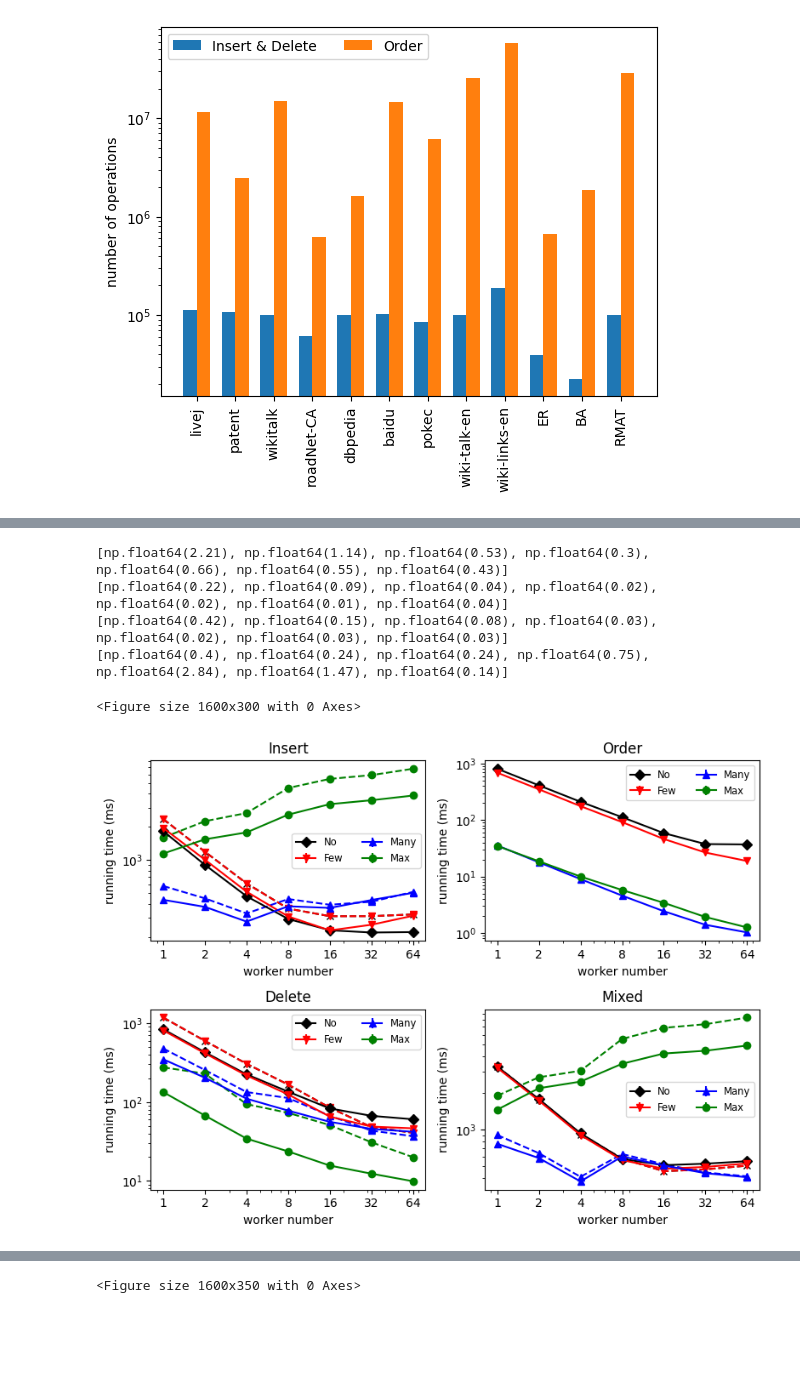
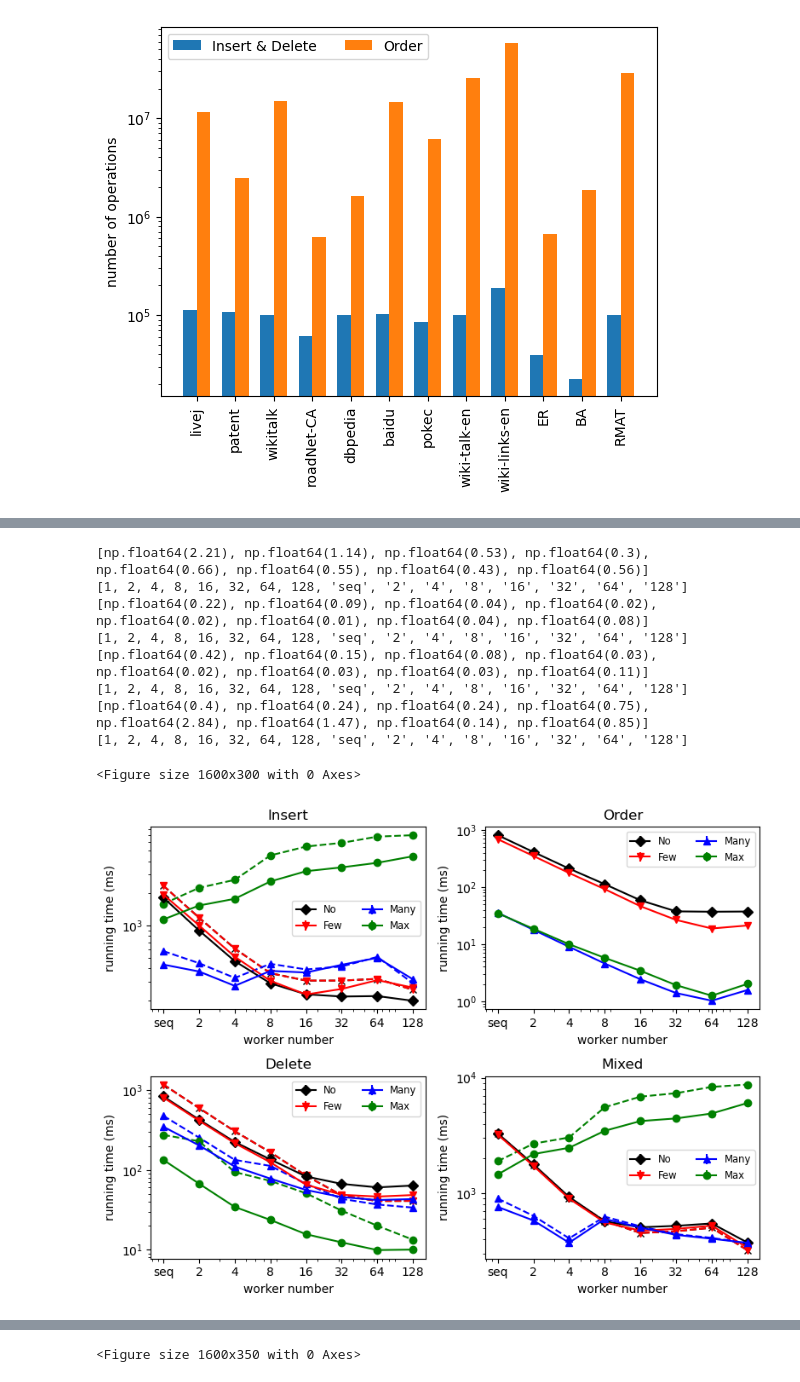
Before and after one commit to Itisben/Parallel-OM, a Jupyter notebook: experiment/convert/om-csv2figure.ipynb, the cells around one changed output, grey strips where cells are left out. Saved outputs shown, nothing was run; the diff lists cells and outputs as text; code cells hidden in the pictures; blank space fills up the shorter version.

```diff
--- a/experiment/convert/om-csv2figure.ipynb
+++ b/experiment/convert/om-csv2figure.ipynb
@@ -130,7 +149,7 @@ draw_running_time_bar(True, "om-core-maint.pdf", "I")
 files = [
     "results-om-7-22-2022.csv" #repeated random data
 ]
-worker = [1, 2, 4, 8, 16, 32, 64]
+worker = [1, 2, 4, 8, 16, 32, 64, 128]
 method = ["Itime", "Otime", "Dtime", "Mtime"]
 methodtitle = ["Insert", "Order", "Delete", "Mixed"]
 case0 = "No"; case1="Few"; case2="Many"; case3="Max"
@@ -242,10 +261,13 @@ global data; data=[]; read_data(); draw_time()
 # %%
+### add the base line for the Journal JPDS
 #### compare the running time for 3 case experiment.
 #### 2x2 figure
 files = [
     "results-om-7-22-2022.csv" #repeated random data
 ]
-worker = [1, 2, 4, 8, 16, 32, 64]
+worker = [1, 2, 4, 8, 16, 32, 64, 128]
+# Define custom tick labels
+custom_labels = ['seq', '2', '4', '8', '16', '32', '64', '128']
 method = ["Itime", "Otime", "Dtime", "Mtime"]
 methodtitle = ["Insert", "Order", "Delete", "Mixed"]
 case0 = "No"; case1="Few"; case2="Many"; case3="Max"
@@ -293,18 +315,20 @@ def draw_time():
         ax.set_xlabel("worker number")
         ax.set_ylabel("running time (ms)")
 
+
+
         x = worker; y0=[]; y1 =[]; y2=[]; y3=[]; y0error=[]; y1error = []; y2error=[]; y3error=[]
         y00= []; y11=[]; y22=[]; y33=[]; y00error=[]; y11error=[]; y22error=[]; y33error=[]
         for w in x:
             if w == 0:
-                r0 = read_data_time("20", w, "3", name); y0.append(r0[0]); y0error.append(r0[1])
-                r1 = read_data_time("21", w, "3", name); y1.append(r1[0]); y1error.append(r1[1])
-                r2 = read_data_time("22", w, "3", name); y2.append(r2[0]); y2error.append(r2[1])
-                r3 = read_data_time("23", w, "3", name); y3.append(r3[0]); y3error.append(r3[1])
-                r00 = read_data_time("21", w, "3", name); y00.append(r00[0]); y00error.append(r00[1])
-                r11 = read_data_time("21", w, "3", name); y11.append(r11[0]); y11error.append(r11[1])
-                r22 = read_data_time("22", w, "3", name); y22.append(r22[0]); y22error.append(r22[1])
-                r33 = read_data_time("23", w, "3", name); y33.append(r33[0]); y33error.append(r33[1])
+                r0 = read_data_time("20", 1, "0", name); y0.append(r0[0]); y0error.append(r0[1])
+                r1 = read_data_time("21", 1, "0", name); y1.append(r1[0]); y1error.append(r1[1])
+                r2 = read_data_time("22", 1, "0", name); y2.append(r2[0]); y2error.append(r2[1])
+                r3 = read_data_time("23", 1, "0", name); y3.append(r3[0]); y3error.append(r3[1])
+                r00 = read_data_time("21", 1, "1", name); y00.append(r00[0]); y00error.append(r00[1])
+                r11 = read_data_time("21", 1, "1", name); y11.append(r11[0]); y11error.append(r11[1])
+                r22 = read_data_time("22", 1, "1", name); y22.append(r22[0]); y22error.append(r22[1])
+                r33 = read_data_time("23", 1, "1", name); y33.append(r33[0]); y33error.append(r33[1])
             else:
                 r0 = read_data_time("20", w, "0", name); y0.append(r0[0]); y0error.append(r0[1])
                 r1 = read_data_time("21", w, "0", name); y1.append(r1[0]); y1error.append(r1[1])
@@ -320,40 +344,51 @@ def draw_time():
             ax.plot(x, y1, label=case1, marker="v", color="red")
             ax.plot(x, y2, label=case2, marker="^", color="blue")
             ax.plot(x, y3, label=case3, marker="o", color="green")
         else:
             print(y0error)
             ax.errorbar(x, y0, label=case0, yerr=y0error, marker="D", color="k")
             ax.errorbar(x, y1, label=case1, yerr=y1error, marker="v", color="red")
             ax.errorbar(x, y2, label=case2, yerr=y2error, marker="^", color="blue")
             ax.errorbar(x, y3, label=case3, yerr=y3error, marker="o", color="green")
 
 
+
         if name != "Otime":
             ax.plot(x, y00,  marker="x", linestyle="dashed", color="k")
             ax.plot(x, y11,  marker="v", linestyle="dashed", color="red")
             #ax.errorbar(x, y11, label="Case1", yerr=y1error, marker="v", linestyle='dashed')
             ax.plot(x, y22,  marker="^", linestyle='dashed', color="blue")
             ax.plot(x, y33,  marker="o", linestyle='dashed', color="green")
 
         ax.set_yscale("log")
         ax.set_xscale("log")
+
         ax.set_xticks(worker)
+        ax.set_xticklabels(custom_labels)
+        # Set the custom tick labels
+        print(worker+custom_labels)
+
+
         ax.set_title(title)
-        ax.get_xaxis().set_major_formatter(matplotlib.ticker.ScalarFormatter())
+        #ax.get_xaxis().set_major_formatter(matplotlib.ticker.ScalarFormatter())
         ax.legend(fontsize="small", ncol=2)
 
     fig.align_labels()
     fig.tight_layout()
-    plt.savefig("om-time-2.pdf")
+    plt.savefig("om-time-3.pdf")
     #plt.show()
 global data; data=[]; read_data(); draw_time()
 # %% [output]
-[np.float64(2.21), np.float64(1.14), np.float64(0.53), np.float64(0.3), np.float64(0.66), np.float64(0.55), np.float64(0.43)]
-[np.float64(0.22), np.float64(0.09), np.float64(0.04), np.float64(0.02), np.float64(0.02), np.float64(0.01), np.float64(0.04)]
-[np.float64(0.42), np.float64(0.15), np.float64(0.08), np.float64(0.03), np.float64(0.02), np.float64(0.03), np.float64(0.03)]
-[np.float64(0.4), np.float64(0.24), np.float64(0.24), np.float64(0.75), np.float64(2.84), np.float64(1.47), np.float64(0.14)]
+[np.float64(2.21), np.float64(1.14), np.float64(0.53), np.float64(0.3), np.float64(0.66), np.float64(0.55), np.float64(0.43), np.float64(0.56)]
+[1, 2, 4, 8, 16, 32, 64, 128, 'seq', '2', '4', '8', '16', '32', '64', '128']
+[np.float64(0.22), np.float64(0.09), np.float64(0.04), np.float64(0.02), np.float64(0.02), np.float64(0.01), np.float64(0.04), np.float64(0.08)]
+[1, 2, 4, 8, 16, 32, 64, 128, 'seq', '2', '4', '8', '16', '32', '64', '128']
+[np.float64(0.42), np.float64(0.15), np.float64(0.08), np.float64(0.03), np.float64(0.02), np.float64(0.03), np.float64(0.03), np.float64(0.11)]
+[1, 2, 4, 8, 16, 32, 64, 128, 'seq', '2', '4', '8', '16', '32', '64', '128']
+[np.float64(0.4), np.float64(0.24), np.float64(0.24), np.float64(0.75), np.float64(2.84), np.float64(1.47), np.float64(0.14), np.float64(0.85)]
+[1, 2, 4, 8, 16, 32, 64, 128, 'seq', '2', '4', '8', '16', '32', '64', '128']
 <Figure size 1600x300 with 0 Axes>
-[figure, old version]
+[figure, new version]
 # %%
 ### compare the speedup for 3 case experiment.
 def draw_speedup():
```
Also changed, not shown: parts of 4 cells of this notebook, 5 other files.
